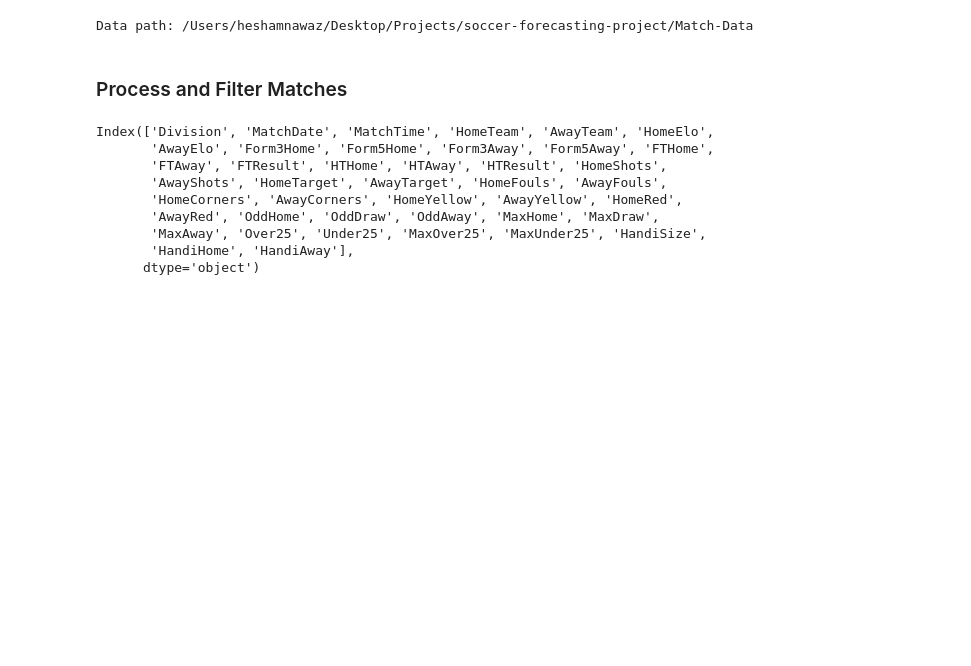
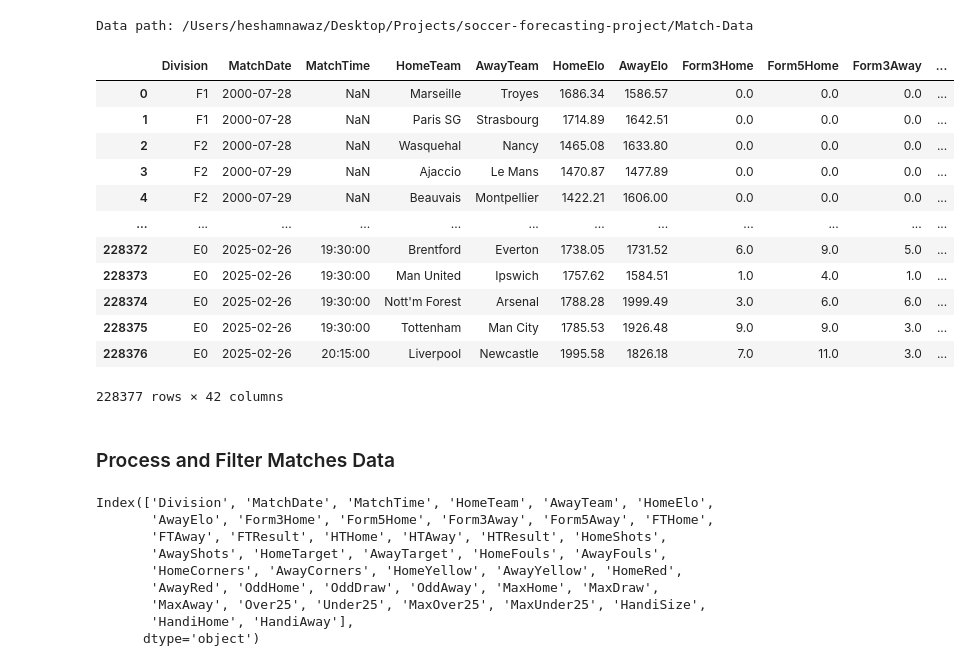
Before and after one commit to hesham-nawaz/soccer-forecasting-project, a Jupyter notebook: backend_code/full_pipeline_nb.ipynb, the cells around one changed output. Saved outputs shown, nothing was run; the diff lists cells and outputs as text; code cells hidden in the pictures; blank space fills up the shorter version.

```diff
--- a/backend_code/full_pipeline_nb.ipynb
+++ b/backend_code/full_pipeline_nb.ipynb
@@ -48,6 +51,22 @@ elo_data = pd.read_csv(os.path.join(data_path, "EloRatings.csv"))
 matches = pd.read_csv(os.path.join(data_path, "Matches.csv"), low_memory=False)
 # %% [output]
 Data path: /Users/heshamnawaz/Desktop/Projects/soccer-forecasting-project/Match-Data
+# %%
+matches
+# %% [output]
+|  | Division | MatchDate | MatchTime | HomeTeam | AwayTeam | HomeElo | AwayElo | Form3Home | Form5Home | Form3Away | ... |
+| 0 | F1 | 2000-07-28 | NaN | Marseille | Troyes | 1686.34 | 1586.57 | 0.0 | 0.0 | 0.0 | ... |
+| 1 | F1 | 2000-07-28 | NaN | Paris SG | Strasbourg | 1714.89 | 1642.51 | 0.0 | 0.0 | 0.0 | ... |
+| 2 | F2 | 2000-07-28 | NaN | Wasquehal | Nancy | 1465.08 | 1633.80 | 0.0 | 0.0 | 0.0 | ... |
+| 3 | F2 | 2000-07-29 | NaN | Ajaccio | Le Mans | 1470.87 | 1477.89 | 0.0 | 0.0 | 0.0 | ... |
+| 4 | F2 | 2000-07-29 | NaN | Beauvais | Montpellier | 1422.21 | 1606.00 | 0.0 | 0.0 | 0.0 | ... |
+| ... | ... | ... | ... | ... | ... | ... | ... | ... | ... | ... | ... |
+| 228372 | E0 | 2025-02-26 | 19:30:00 | Brentford | Everton | 1738.05 | 1731.52 | 6.0 | 9.0 | 5.0 | ... |
+| 228373 | E0 | 2025-02-26 | 19:30:00 | Man United | Ipswich | 1757.62 | 1584.51 | 1.0 | 4.0 | 1.0 | ... |
+| 228374 | E0 | 2025-02-26 | 19:30:00 | Nott'm Forest | Arsenal | 1788.28 | 1999.49 | 3.0 | 6.0 | 6.0 | ... |
+| 228375 | E0 | 2025-02-26 | 19:30:00 | Tottenham | Man City | 1785.53 | 1926.48 | 9.0 | 9.0 | 3.0 | ... |
+| 228376 | E0 | 2025-02-26 | 20:15:00 | Liverpool | Newcastle | 1995.58 | 1826.18 | 7.0 | 11.0 | 3.0 | ... |
+228377 rows × 42 columns
 # %%
 # Our rows are going to be the matches. For each match, we have the following information:
 # - Date of the match
@@ -60,5 +76,5 @@ Data path: /Users/heshamnawaz/Desktop/Projects/soccer-forecasting-project/Match-
 # %% [markdown]
-### Process and Filter Matches
+### Process and Filter Matches Data
 # %%
 matches.columns
 # %% [output]
```
Also changed, not shown: parts of 48 cells of this notebook, 6 other files.
